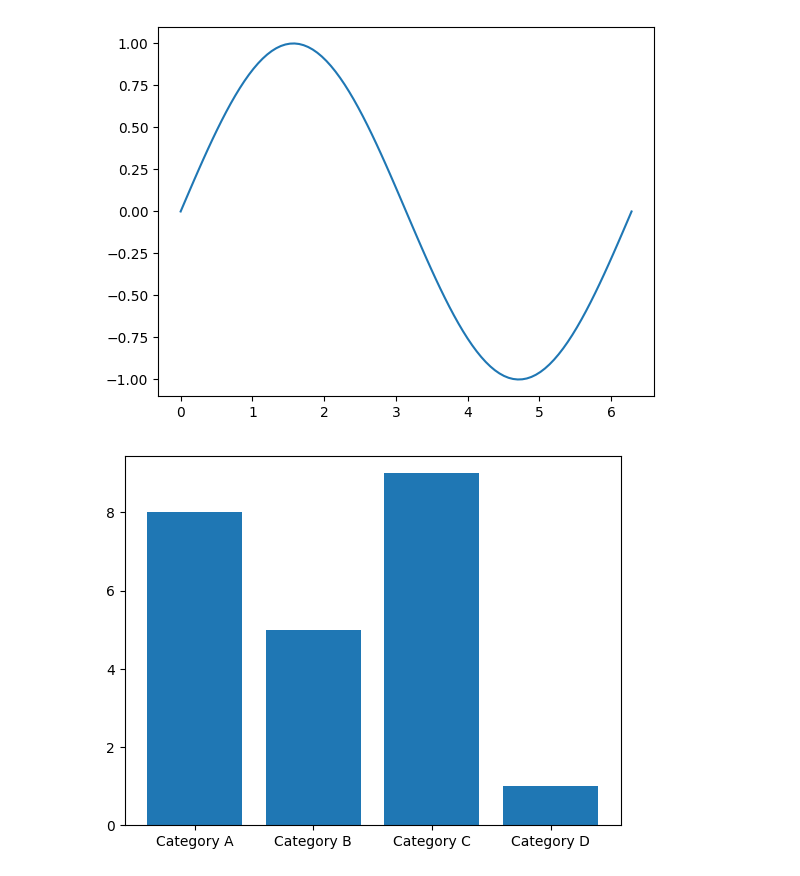
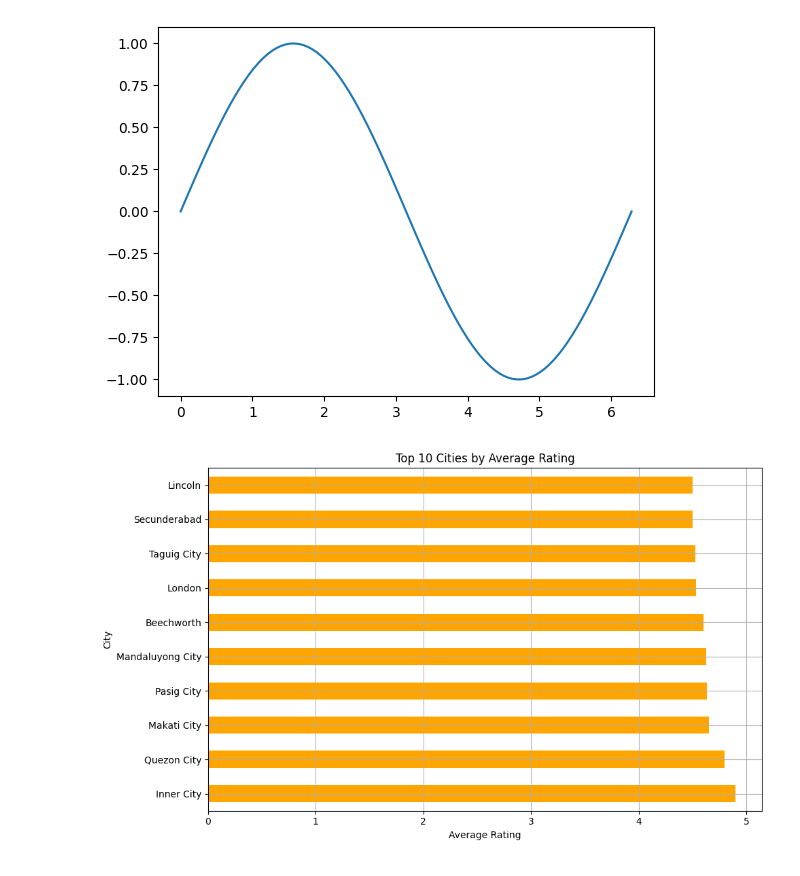
Before and after one commit to vani-priya-g/zomato-dataset, a Jupyter notebook: zomato.ipynb, the cells around one changed output. Drawn from its saved outputs; the diff is of its cells as text; code cells hidden in the pictures.

```diff
--- a/zomato.ipynb
+++ b/zomato.ipynb
@@ -358,29 +353,16 @@ ani = FuncAnimation(fig, update, frames=100, interval=50, blit=True)
 plt.show()
 # %% [output]
 [figure]
-# %%
-import matplotlib.pyplot as plt
-import numpy as np
-from matplotlib.animation import FuncAnimation
-
-# Create a bar chart with sample data
-categories = ['Category A', 'Category B', 'Category C', 'Category D']
-values = np.random.randint(1, 10, size=4)
-
-fig, ax = plt.subplots()
-bars = ax.bar(categories, values)
-
-# Update function for the bar chart
-def update(frame):
-    new_values = np.random.randint(1, 10, size=4)  # Random data change
-    for bar, new_height in zip(bars, new_values):
-        bar.set_height(new_height)
-    return bars
-
-# Animate the bar chart
-ani = FuncAnimation(fig, update, frames=50, interval=500, blit=False)
-
-# Show the plot
-plt.show()
-# %% [output]
-[figure, removed]
+# %%
+avg_rating_by_city = df.groupby('City')['Aggregate rating'].mean().sort_values(ascending=False).head(10)
+
+plt.figure(figsize=(10,6))
+avg_rating_by_city.plot(kind='barh', color='orange')
+plt.title("Top 10 Cities by Average Rating")
+plt.xlabel("Average Rating")
+plt.ylabel("City")
+plt.grid(True)
+plt.tight_layout()
+plt.show()
+# %% [output]
+[figure, added]
```
Also changed, not shown: parts of 1 cell of this notebook.
